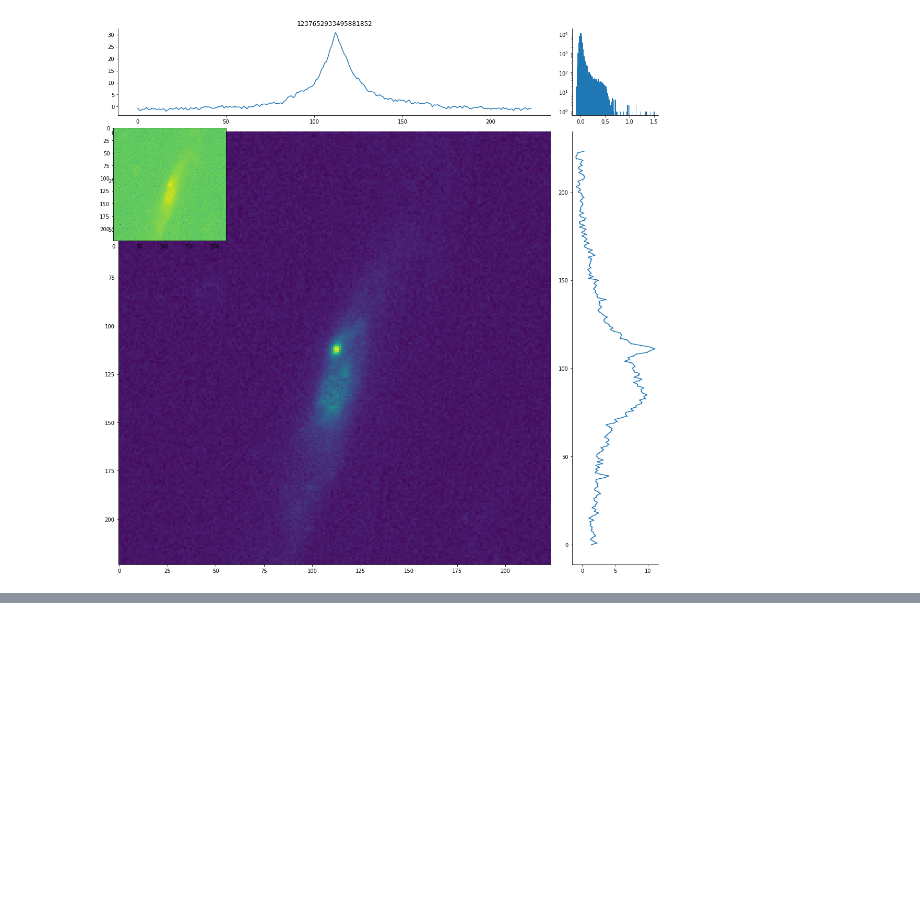
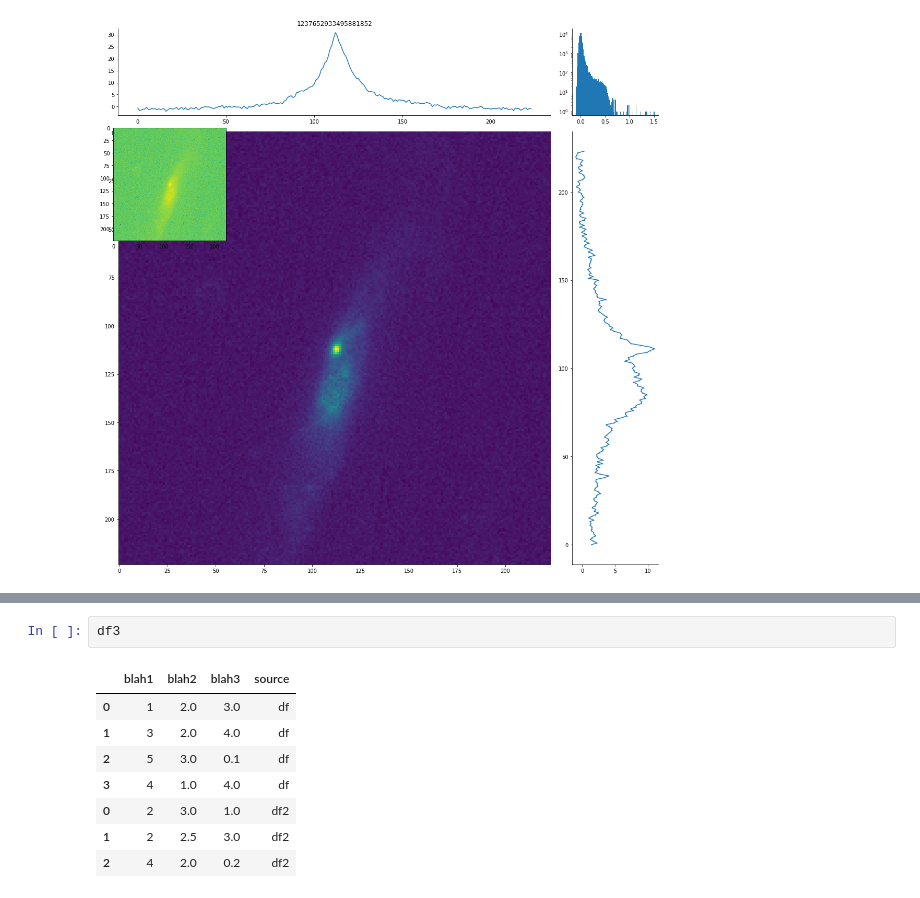
Before and after one commit to NakramR/astrohack, a Jupyter notebook: Exploration.ipynb, the cells around one changed output, grey strips where cells are left out. Drawn from its saved outputs; the diff is of its cells as text; blank space fills up the shorter version.

```diff
--- a/Exploration.ipynb
+++ b/Exploration.ipynb
@@ -498,0 +534,11 @@ for i in df['SDSS_ID'][:10]:
+# %%
+df3
+# %% [output]
+|  | blah1 | blah2 | blah3 | source |
+| 0 | 1 | 2.0 | 3.0 | df |
+| 1 | 3 | 2.0 | 4.0 | df |
+| 2 | 5 | 3.0 | 0.1 | df |
+| 3 | 4 | 1.0 | 4.0 | df |
+| 0 | 2 | 3.0 | 1.0 | df2 |
+| 1 | 2 | 2.5 | 3.0 | df2 |
+| 2 | 4 | 2.0 | 0.2 | df2 |
```
Also changed, not shown: parts of 6 cells of this notebook, 2 other files.
